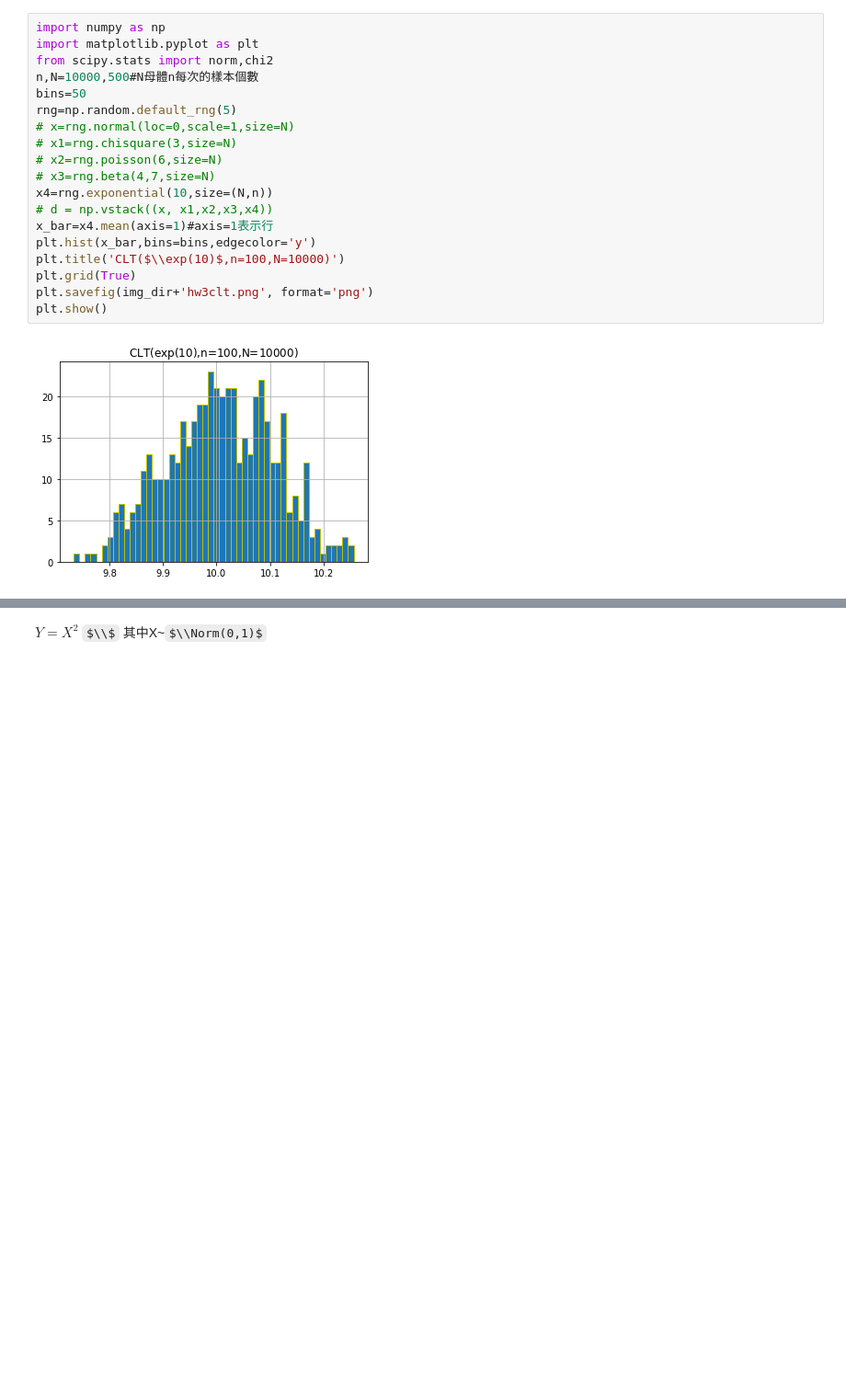
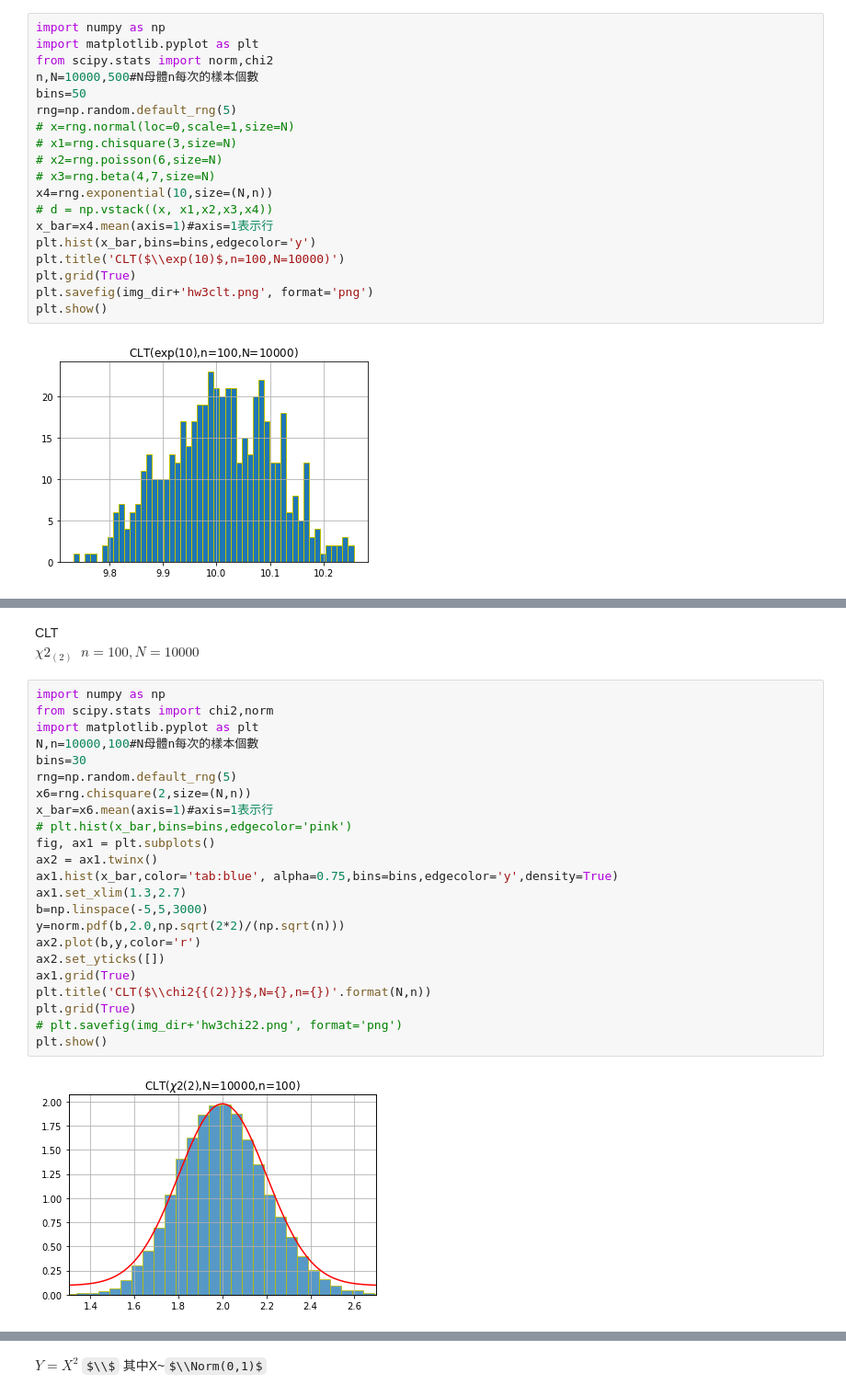
Before and after one commit to aceaceace123/Maching-Learning, a Jupyter notebook: hw3.ipynb, the cells around one changed output, grey strips where cells are left out. Shown at 92% size. Saved outputs shown, nothing was run; the diff lists cells and outputs as text; some formulas as TeX source; blank space fills up the shorter version.

```diff
--- a/hw3.ipynb
+++ b/hw3.ipynb
@@ -472,0 +473,28 @@ plt.show()
+# %% [markdown]
+CLT
+$\chi2_{(2)}\;\;n=100,N=10000$
+# %%
+import numpy as np
+from scipy.stats import chi2,norm
+import matplotlib.pyplot as plt
+N,n=10000,100#N母體n每次的樣本個數
+bins=30
+rng=np.random.default_rng(5)
+x6=rng.chisquare(2,size=(N,n))
+x_bar=x6.mean(axis=1)#axis=1表示行
+# plt.hist(x_bar,bins=bins,edgecolor='pink')
+fig, ax1 = plt.subplots()
+ax2 = ax1.twinx()
+ax1.hist(x_bar,color='tab:blue', alpha=0.75,bins=bins,edgecolor='y',density=True)
+ax1.set_xlim(1.3,2.7)
+b=np.linspace(-5,5,3000)
+y=norm.pdf(b,2.0,np.sqrt(2*2)/(np.sqrt(n)))
+ax2.plot(b,y,color='r')
+ax2.set_yticks([])
+ax1.grid(True)
+plt.title('CLT($\\chi2{{(2)}}$,N={},n={})'.format(N,n))
+plt.grid(True)
+# plt.savefig(img_dir+'hw3chi22.png', format='png')
+plt.show()
+# %% [output]
+[figure, added]
```
Also changed, not shown: parts of 7 cells of this notebook.
